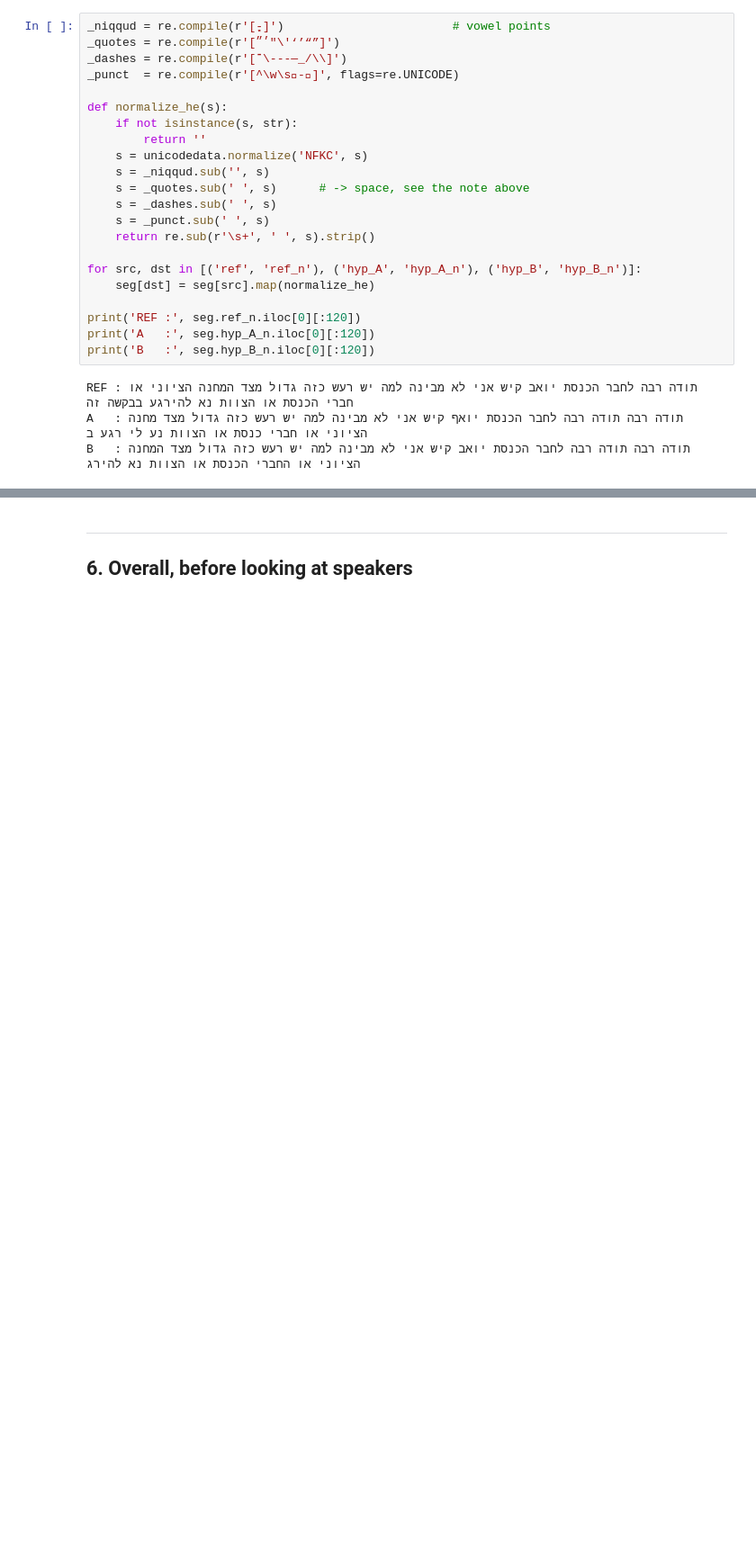
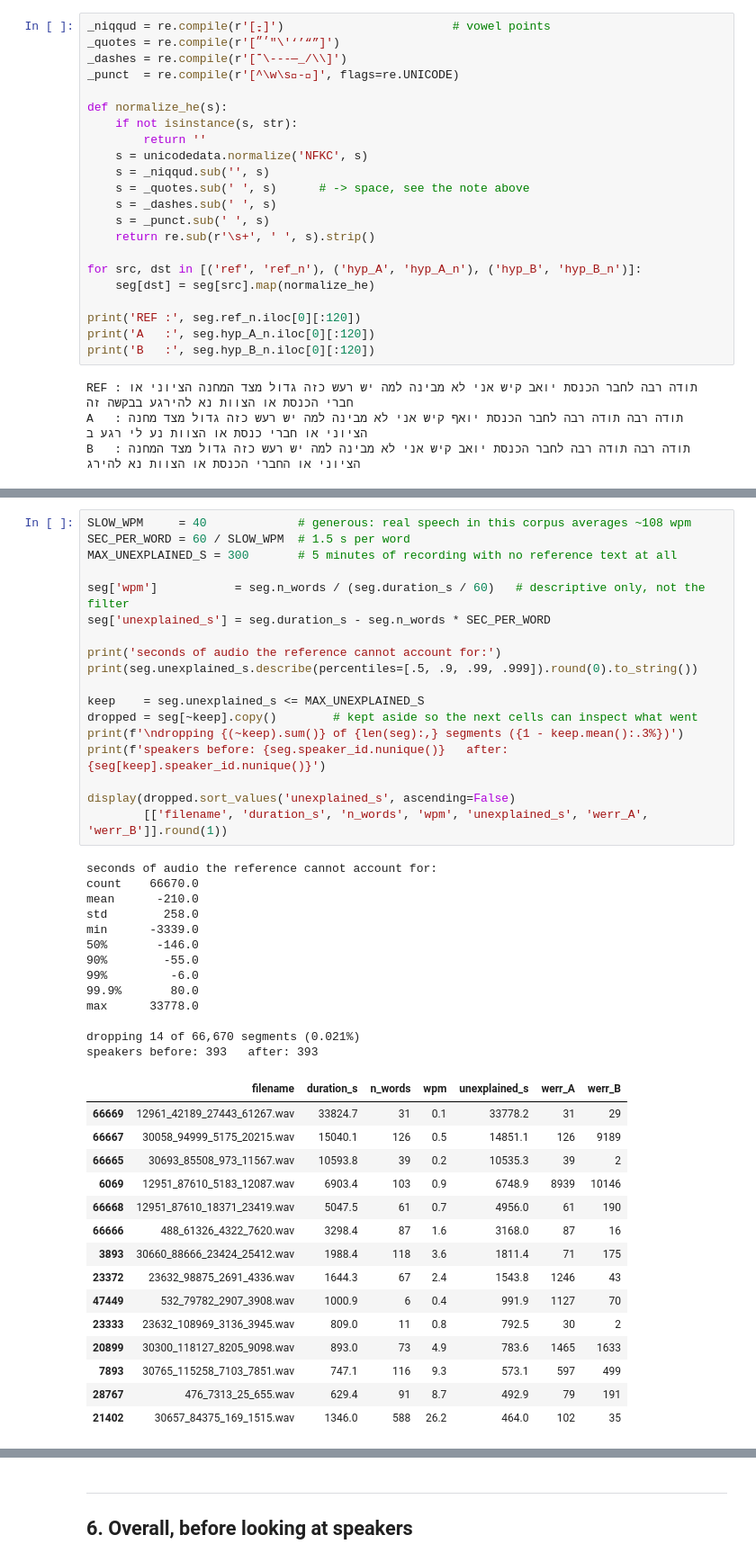
Before and after one commit to hadasy-tau/deep-learning-project, a Jupyter notebook: stage1/stage1_basic.ipynb, the cells around one changed output, grey strips where cells are left out. Shown at 90% size. Saved outputs shown, nothing was run; the diff lists cells and outputs as text; blank space fills up the shorter version.

```diff
--- a/stage1/stage1_basic.ipynb
+++ b/stage1/stage1_basic.ipynb
@@ -201 +179,48 @@ speakers before: 393   after: 393
+# %%
+SLOW_WPM     = 40             # generous: real speech in this corpus averages ~108 wpm
+SEC_PER_WORD = 60 / SLOW_WPM  # 1.5 s per word
+MAX_UNEXPLAINED_S = 300       # 5 minutes of recording with no reference text at all
+
+seg['wpm']           = seg.n_words / (seg.duration_s / 60)   # descriptive only, not the filter
+seg['unexplained_s'] = seg.duration_s - seg.n_words * SEC_PER_WORD
+
+print('seconds of audio the reference cannot account for:')
+print(seg.unexplained_s.describe(percentiles=[.5, .9, .99, .999]).round(0).to_string())
+
+keep    = seg.unexplained_s <= MAX_UNEXPLAINED_S
+dropped = seg[~keep].copy()        # kept aside so the next cells can inspect what went
+print(f'\ndropping {(~keep).sum()} of {len(seg):,} segments ({1 - keep.mean():.3%})')
+print(f'speakers before: {seg.speaker_id.nunique()}   after: {seg[keep].speaker_id.nunique()}')
+
+display(dropped.sort_values('unexplained_s', ascending=False)
+        [['filename', 'duration_s', 'n_words', 'wpm', 'unexplained_s', 'werr_A', 'werr_B']].round(1))
+# %% [output]
+seconds of audio the reference cannot account for:
+count    66670.0
+mean      -210.0
+std        258.0
+min      -3339.0
+50%       -146.0
+90%        -55.0
+99%         -6.0
+99.9%       80.0
+max      33778.0
+
+dropping 14 of 66,670 segments (0.021%)
+speakers before: 393   after: 393
+|  | filename | duration_s | n_words | wpm | unexplained_s | werr_A | werr_B |
+| 66669 | 12961_42189_27443_61267.wav | 33824.7 | 31 | 0.1 | 33778.2 | 31 | 29 |
+| 66667 | 30058_94999_5175_20215.wav | 15040.1 | 126 | 0.5 | 14851.1 | 126 | 9189 |
+| 66665 | 30693_85508_973_11567.wav | 10593.8 | 39 | 0.2 | 10535.3 | 39 | 2 |
+| 6069 | 12951_87610_5183_12087.wav | 6903.4 | 103 | 0.9 | 6748.9 | 8939 | 10146 |
+| 66668 | 12951_87610_18371_23419.wav | 5047.5 | 61 | 0.7 | 4956.0 | 61 | 190 |
+| 66666 | 488_61326_4322_7620.wav | 3298.4 | 87 | 1.6 | 3168.0 | 87 | 16 |
+| 3893 | 30660_88666_23424_25412.wav | 1988.4 | 118 | 3.6 | 1811.4 | 71 | 175 |
+| 23372 | 23632_98875_2691_4336.wav | 1644.3 | 67 | 2.4 | 1543.8 | 1246 | 43 |
+| 47449 | 532_79782_2907_3908.wav | 1000.9 | 6 | 0.4 | 991.9 | 1127 | 70 |
+| 23333 | 23632_108969_3136_3945.wav | 809.0 | 11 | 0.8 | 792.5 | 30 | 2 |
+| 20899 | 30300_118127_8205_9098.wav | 893.0 | 73 | 4.9 | 783.6 | 1465 | 1633 |
+| 7893 | 30765_115258_7103_7851.wav | 747.1 | 116 | 9.3 | 573.1 | 597 | 499 |
+| 28767 | 476_7313_25_655.wav | 629.4 | 91 | 8.7 | 492.9 | 79 | 191 |
+| 21402 | 30657_84375_169_1515.wav | 1346.0 | 588 | 26.2 | 464.0 | 102 | 35 |
 # %%
```
Also changed, not shown: parts of 27 cells of this notebook.
